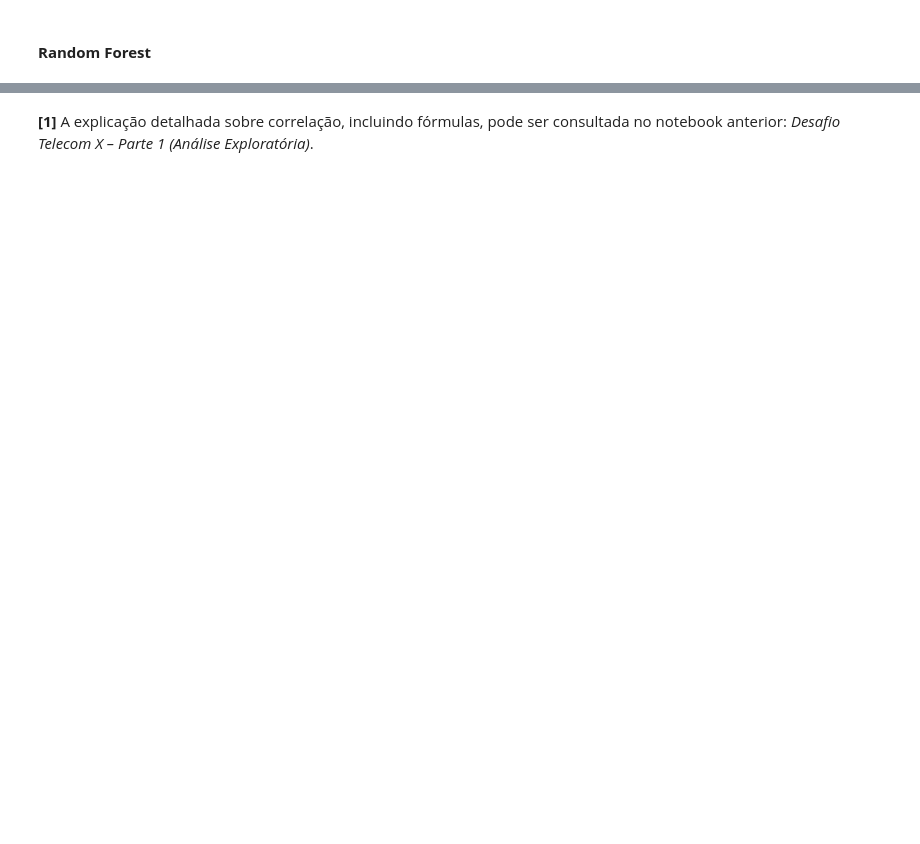
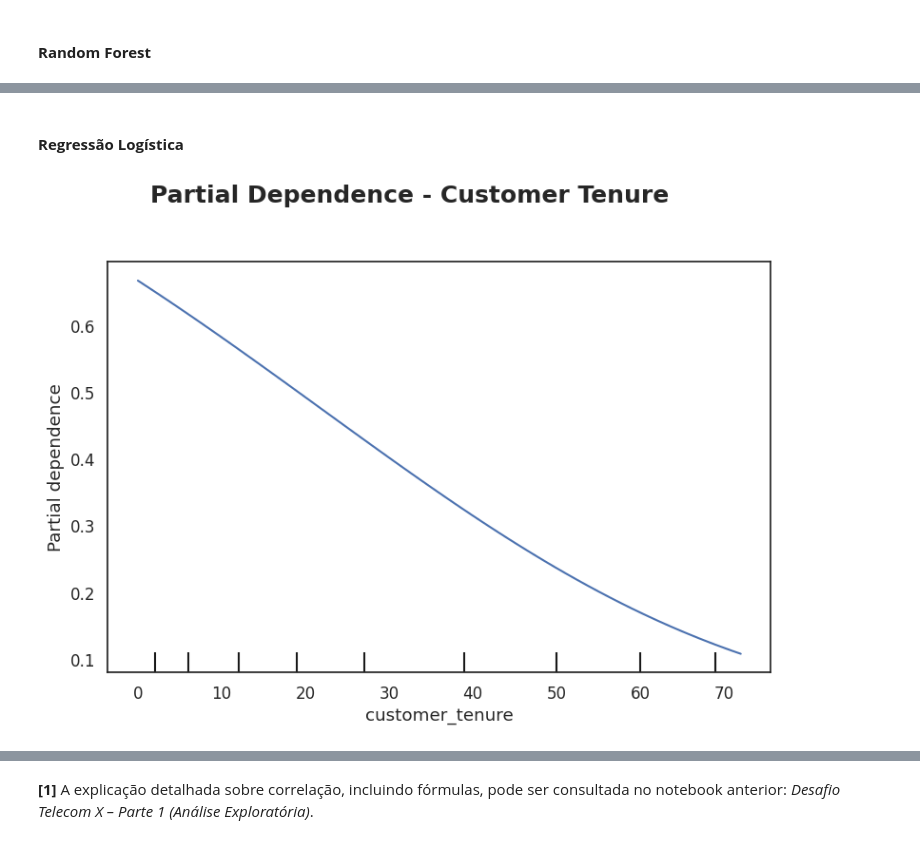
Before and after one commit to jvsobrinho/challenge3-data-science, a Jupyter notebook: notebooks/01_telecom_x_ml.ipynb, the cells around one changed output, grey strips where cells are left out. Drawn from its saved outputs; the diff is of its cells as text; code cells hidden in the pictures; blank space fills up the shorter version.

```diff
--- a/notebooks/01_telecom_x_ml.ipynb
+++ b/notebooks/01_telecom_x_ml.ipynb
@@ -1667,0 +1717,19 @@ show_weights(
+# %% [markdown]
+#### **Regressão Logística**
+# %%
+# Plota PDP para as variáveis mais importantes do modelo de Regressão Logística
+feature_to_plot_logistic = [
+    'customer_tenure'
+]
+
+# Chamada da função para plotar PDP
+fig_logistic, ax_logistic, disp_logistic = plot_partial_dependence_from_estimator(
+    estimator=logistic_pipeline,
+    X=X_test,
+    features=feature_to_plot_logistic,
+    kind='average',
+    title='Partial Dependence - Customer Tenure',
+    save_path=plots_dir / 'pdp_logistic_customer_tenure.png'
+)
+# %% [output]
+[figure, added]
```
Also changed, not shown: parts of 32 cells of this notebook, 12 other files.
